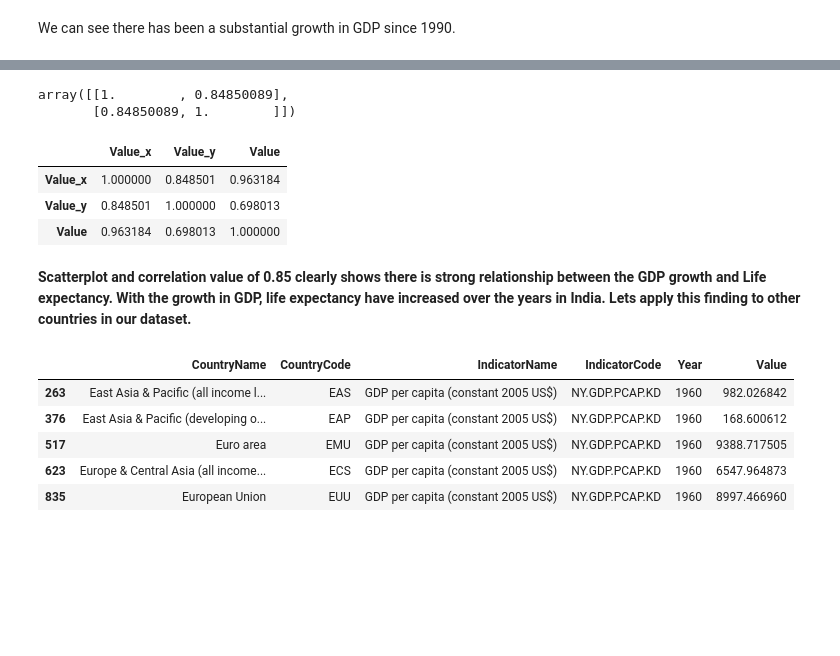
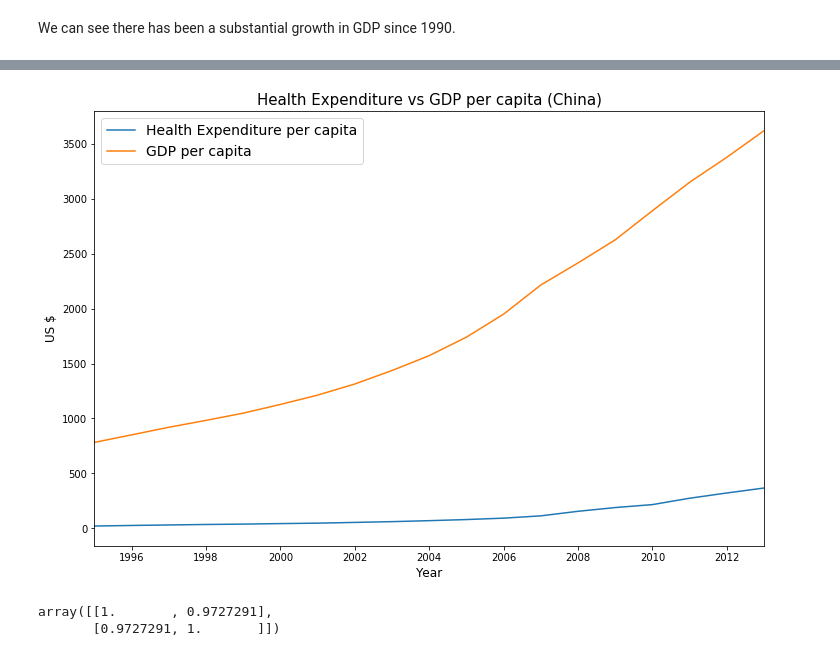
Before and after one commit to chinmay1011/DataScience, a Jupyter notebook: Mini-project.ipynb, the cells around one changed output, grey strips where cells are left out. Saved outputs shown, nothing was run; the diff lists cells and outputs as text; code cells hidden in the pictures; blank space fills up the shorter version.

```diff
--- a/Mini-project.ipynb
+++ b/Mini-project.ipynb
@@ -159,6 +175,0 @@ A correlation of 0.99 is a very good correlation. So we can conclude the GDP gro
-# %%
-life_exp_filter = 'Life expectancy at birth, total \(years\)'
-
-mask4 = data['IndicatorName'].str.contains(life_exp_filter)
-
-life_exp_data = data[mask1 & mask4]
@@ -235,0 +320,3 @@ plt.show()
+# %%
+china_health_exp = data[mask2 & china_mask]
+china_gdp_data = data[mask4 & china_mask]
@@ -235,0 +341,2 @@ plt.show()
+# %%
+china_data = pd.merge(china_health_exp, china_gdp_data[['IndicatorName','Year','Value']], on='Year', how='inner')
@@ -236,14 +352,19 @@ plt.show()
+# %%
+fig,ax = plt.subplots(figsize=(12,8))
+line1, = ax.plot(china_data['Year'].values, china_data['Value_x'].values, label="Health Expenditure per capita")
+line2, = ax.plot(china_data['Year'].values, china_data['Value_y'].values, label="GDP per capita")
+
+ax.set_xlabel('Year', fontsize='12')
+ax.set_ylabel('US $', fontsize='12')
+ax.set_title('Health Expenditure vs GDP per capita (China)',fontsize='15')
+ax.legend(handles=[line1, line2], loc='upper left', fontsize='14')
+#ax.set_ylim([0,10])
+ax.set_xlim([china_data['Year'].min(),china_data['Year'].max()])
+plt.show()
+# %% [output]
+[figure, added]
 # %%
-np.corrcoef(country_data['Value_x'],country_data['Value_y'])
+np.corrcoef(china_data['Value_x'], china_data['Value_y'])
 # %% [output]
-array([[1.        , 0.84850089],
-       [0.84850089, 1.        ]])
+array([[1.       , 0.9727291],
+       [0.9727291, 1.       ]])
-# %%
-country_data[['Value_x','Value_y','Value']].corr()
-# %% [output]
-|  | Value_x | Value_y | Value |
-| Value_x | 1.000000 | 0.848501 | 0.963184 |
-| Value_y | 0.848501 | 1.000000 | 0.698013 |
-| Value | 0.963184 | 0.698013 | 1.000000 |
-# %% [markdown]
-<b>Scatterplot and correlation value of 0.85 clearly shows there is strong relationship between the GDP growth and Life expectancy. With the growth in GDP, life expectancy have increased over the years in India. Lets apply this finding to other countries in our dataset.</b>
@@ -253,9 +370,0 @@ world_life_exp_data = data[mask4]
-# %%
-world_gdp_data.head()
-# %% [output]
-|  | CountryName | CountryCode | IndicatorName | IndicatorCode | Year | Value |
-| 263 | East Asia & Pacific (all income l... | EAS | GDP per capita (constant 2005 US$) | NY.GDP.PCAP.KD | 1960 | 982.026842 |
-| 376 | East Asia & Pacific (developing o... | EAP | GDP per capita (constant 2005 US$) | NY.GDP.PCAP.KD | 1960 | 168.600612 |
-| 517 | Euro area | EMU | GDP per capita (constant 2005 US$) | NY.GDP.PCAP.KD | 1960 | 9388.717505 |
-| 623 | Europe & Central Asia (all income... | ECS | GDP per capita (constant 2005 US$) | NY.GDP.PCAP.KD | 1960 | 6547.964873 |
-| 835 | European Union | EUU | GDP per capita (constant 2005 US$) | NY.GDP.PCAP.KD | 1960 | 8997.466960 |
```
Also changed, not shown: parts of 63 cells of this notebook, 2 other files.
